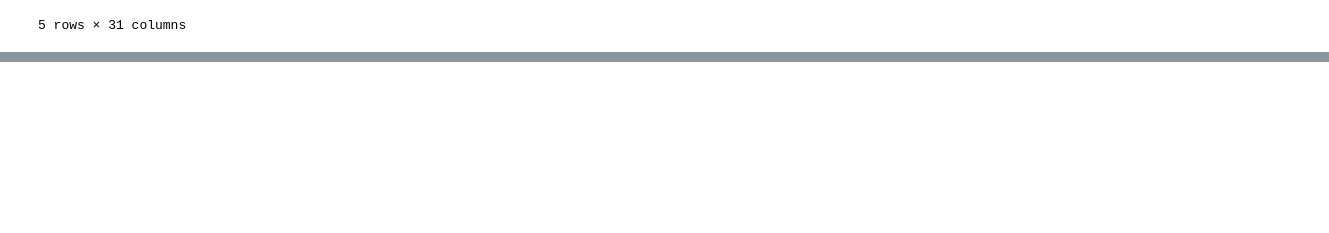
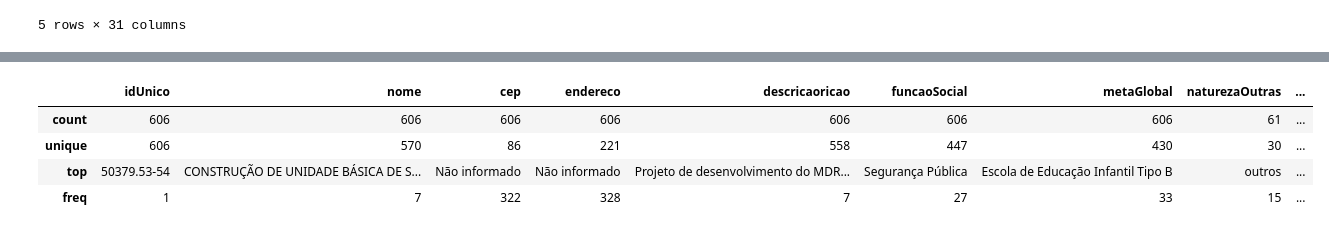
Before and after one commit to lcsgborges/obrasgov-df-data-extraction, a Jupyter notebook: main.ipynb, the cells around one changed output, grey strips where cells are left out. Drawn from its saved outputs; the diff is of its cells as text; code cells hidden in the pictures; blank space fills up the shorter version.

```diff
--- a/main.ipynb
+++ b/main.ipynb
@@ -232,0 +406,9 @@ Exemplo de linhas com valores nulos:
+# %%
+# dados descritivos com textos
+new_df.describe(include='object')
+# %% [output]
+|  | idUnico | nome | cep | endereco | descricaoricao | funcaoSocial | metaGlobal | naturezaOutras | ... |
+| count | 606 | 606 | 606 | 606 | 606 | 606 | 606 | 61 | ... |
+| unique | 606 | 570 | 86 | 221 | 558 | 447 | 430 | 30 | ... |
+| top | 50379.53-54 | CONSTRUÇÃO DE UNIDADE BÁSICA DE S... | Não informado | Não informado | Projeto de desenvolvimento do MDR... | Segurança Pública | Escola de Educação Infantil Tipo B | outros | ... |
+| freq | 1 | 7 | 322 | 328 | 7 | 27 | 33 | 15 | ... |
```
Also changed, not shown: parts of 9 cells of this notebook.
